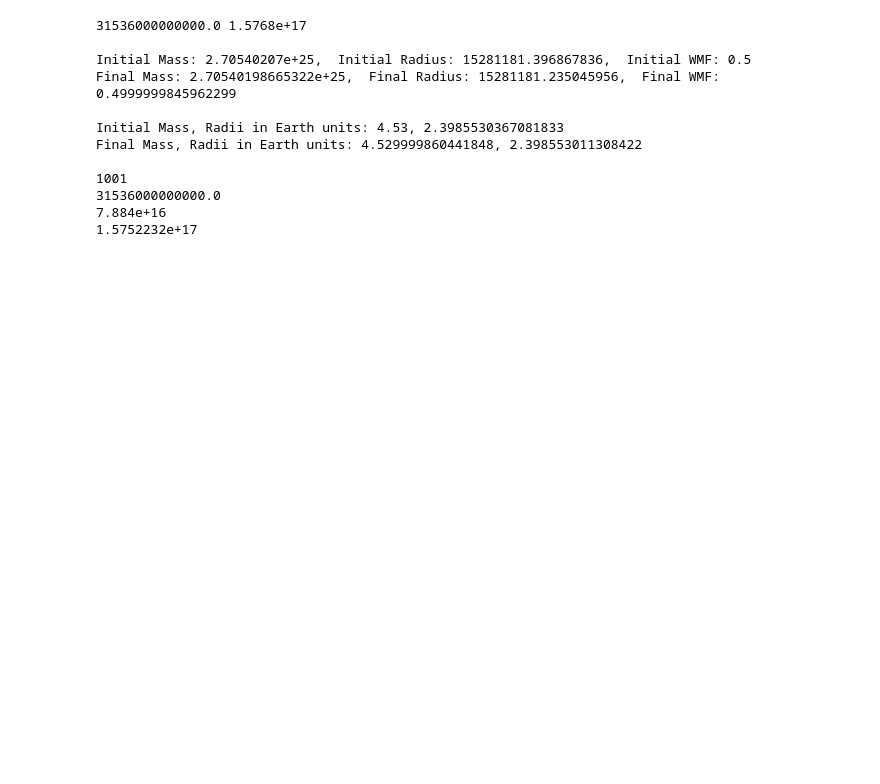
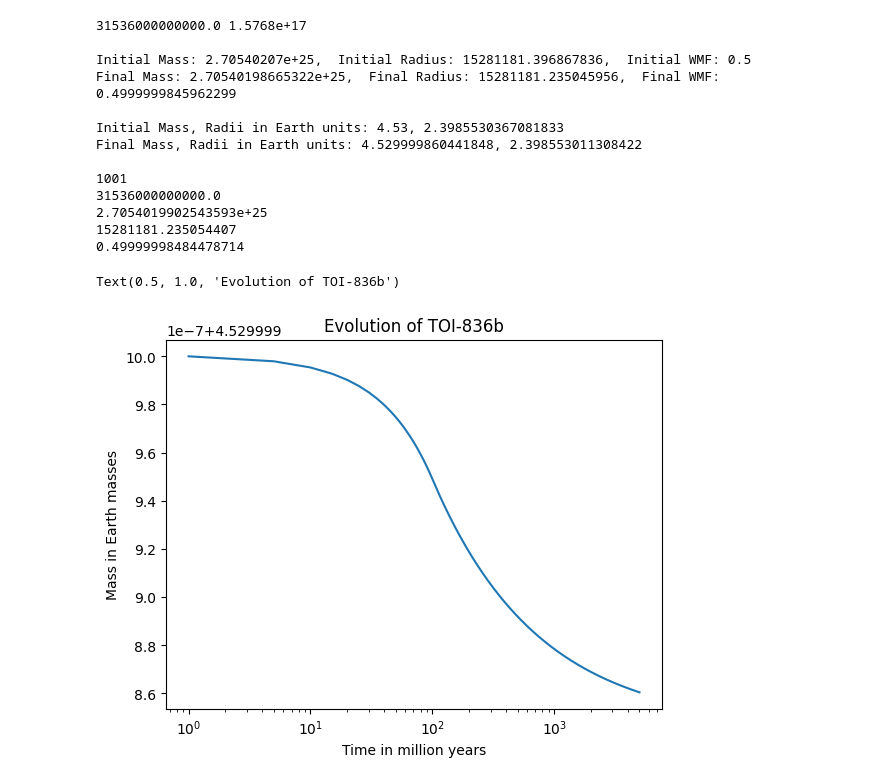
Before and after one commit to an0wen/astro9-w25-steamworldsloss, a Jupyter notebook: planet_evolution_HF.ipynb, the cells around one changed output. Drawn from its saved outputs; the diff is of its cells as text; code cells hidden in the pictures; blank space fills up the shorter version.

```diff
--- a/planet_evolution_HF.ipynb
+++ b/planet_evolution_HF.ipynb
@@ -84,10 +84,12 @@ errorCode = iop.error_iop(CMFprime, x0, Teq, M0/Mearth)
 timeArray = np.zeros(0) #empty array
 massArray = np.zeros(0)
 radiusArray = np.zeros(0)
+xArray = np.zeros(0)
 
 timeArray = np.append(timeArray, t_start) #append initial values
 massArray = np.append(massArray, M0)
 radiusArray = np.append(radiusArray, R0)
+xArray = np.append(xArray, x0)
 
 
 print(t, t_end) #make sure these are different numbers !!!
@@ -118,6 +120,7 @@ while (t < t_end): #after it has evolved for 5 billion years
         timeArray = np.append(timeArray, t)
         massArray = np.append(massArray, Mp)
         radiusArray = np.append(radiusArray, Rp)
+        xArray = np.append(xArray, x)
 
 print ()
 
@@ -131,8 +134,9 @@ print()
 
 print (len(timeArray)) # test & make sure things are being appended and working
 print(timeArray[0])
-print(timeArray[500])
-print(timeArray[999])
+print(massArray[500])
+print(radiusArray[999])
+print(xArray[750])
 # %% [output]
 31536000000000.0 1.5768e+17
 
@@ -144,5 +148,17 @@ Final Mass, Radii in Earth units: 4.529999860441848, 2.398553011308422
 
 1001
 31536000000000.0
-7.884e+16
-1.5752232e+17
+2.7054019902543593e+25
+15281181.235054407
+0.49999998484478714
+# %%
+# plot results for mass
+
+plt.plot(timeArray/(1e6*yr), massArray/Mearth)
+plt.xscale("log")
+plt.xlabel("Time in million years")
+plt.ylabel("Mass in Earth masses")
+plt.title("Evolution of TOI-836b")
+# %% [output]
+Text(0.5, 1.0, 'Evolution of TOI-836b')
+[figure, added]
```
Also changed, not shown: parts of 2 cells of this notebook.
